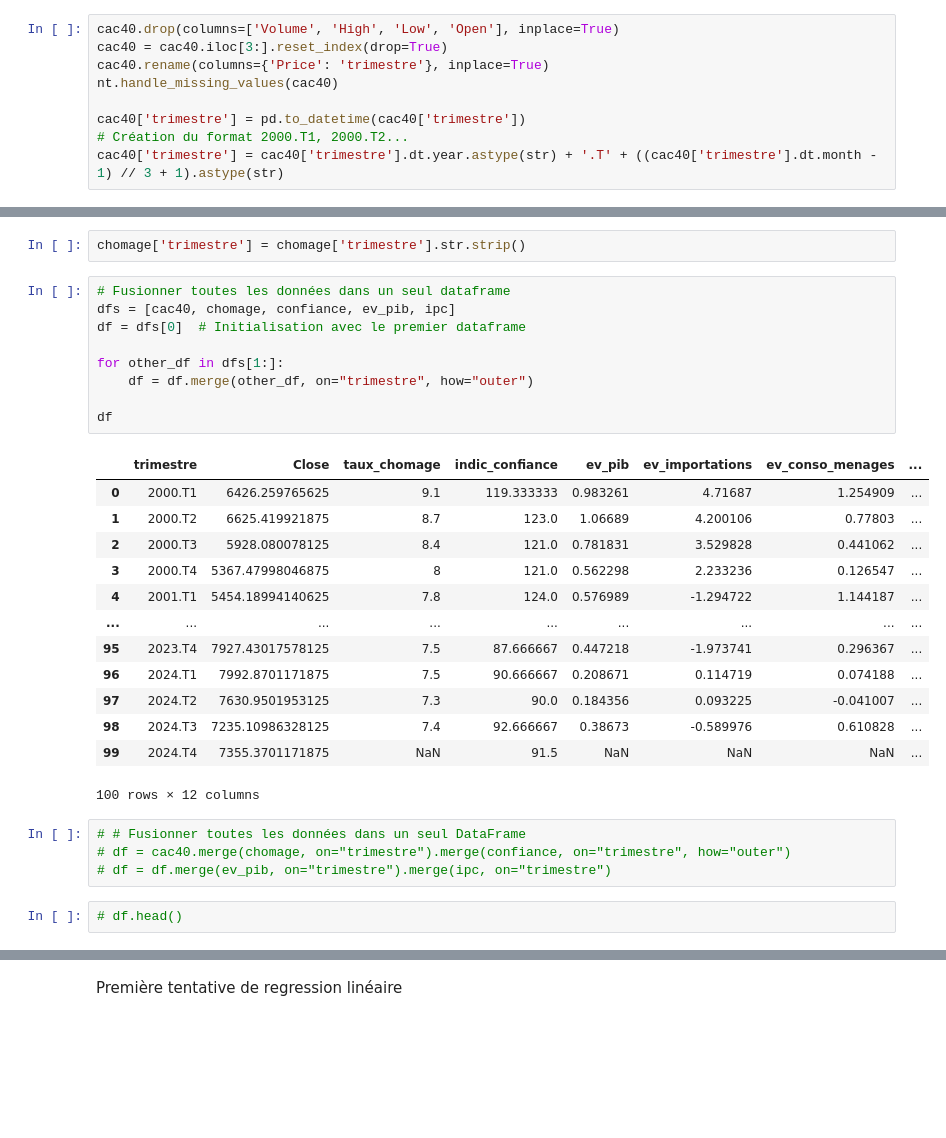
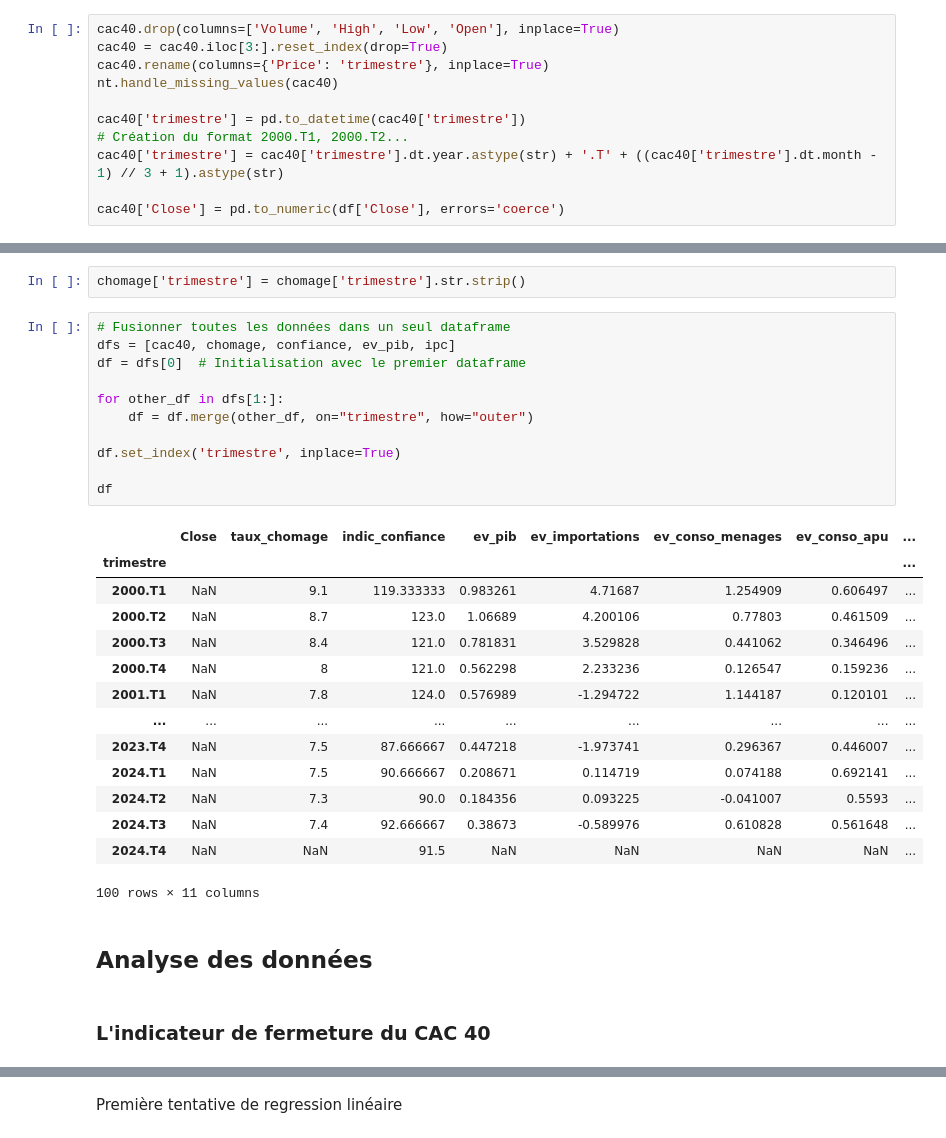
Before and after one commit to amreily/Projet-python-2A, a Jupyter notebook: Notebook_pythondata.ipynb, the cells around one changed output, grey strips where cells are left out. Drawn from its saved outputs; the diff is of its cells as text; blank space fills up the shorter version.

Commit message:
début d'analyse

```diff
--- a/Notebook_pythondata.ipynb
+++ b/Notebook_pythondata.ipynb
@@ -234,3 +238,5 @@ nt.handle_missing_values(cac40)
 cac40['trimestre'] = pd.to_datetime(cac40['trimestre'])
 # Création du format 2000.T1, 2000.T2...
 cac40['trimestre'] = cac40['trimestre'].dt.year.astype(str) + '.T' + ((cac40['trimestre'].dt.month - 1) // 3 + 1).astype(str)
+
+cac40['Close'] = pd.to_numeric(df['Close'], errors='coerce')
@@ -494,29 +486,30 @@ chomage['trimestre'] = chomage['trimestre'].str.strip()
 # %%
 # Fusionner toutes les données dans un seul dataframe
 dfs = [cac40, chomage, confiance, ev_pib, ipc]
 df = dfs[0]  # Initialisation avec le premier dataframe
 
 for other_df in dfs[1:]:
     df = df.merge(other_df, on="trimestre", how="outer")
 
+df.set_index('trimestre', inplace=True)
+
 df
 # %% [output]
-|  | trimestre | Close | taux_chomage | indic_confiance | ev_pib | ev_importations | ev_conso_menages | ... |
-| 0 | 2000.T1 | 6426.259765625 | 9.1 | 119.333333 | 0.983261 | 4.71687 | 1.254909 | ... |
-| 1 | 2000.T2 | 6625.419921875 | 8.7 | 123.0 | 1.06689 | 4.200106 | 0.77803 | ... |
-| 2 | 2000.T3 | 5928.080078125 | 8.4 | 121.0 | 0.781831 | 3.529828 | 0.441062 | ... |
-| 3 | 2000.T4 | 5367.47998046875 | 8 | 121.0 | 0.562298 | 2.233236 | 0.126547 | ... |
-| 4 | 2001.T1 | 5454.18994140625 | 7.8 | 124.0 | 0.576989 | -1.294722 | 1.144187 | ... |
+|  | Close | taux_chomage | indic_confiance | ev_pib | ev_importations | ev_conso_menages | ev_conso_apu | ... |
+| trimestre |  |  |  |  |  |  |  | ... |
+| 2000.T1 | NaN | 9.1 | 119.333333 | 0.983261 | 4.71687 | 1.254909 | 0.606497 | ... |
+| 2000.T2 | NaN | 8.7 | 123.0 | 1.06689 | 4.200106 | 0.77803 | 0.461509 | ... |
+| 2000.T3 | NaN | 8.4 | 121.0 | 0.781831 | 3.529828 | 0.441062 | 0.346496 | ... |
+| 2000.T4 | NaN | 8 | 121.0 | 0.562298 | 2.233236 | 0.126547 | 0.159236 | ... |
+| 2001.T1 | NaN | 7.8 | 124.0 | 0.576989 | -1.294722 | 1.144187 | 0.120101 | ... |
 | ... | ... | ... | ... | ... | ... | ... | ... | ... |
-| 95 | 2023.T4 | 7927.43017578125 | 7.5 | 87.666667 | 0.447218 | -1.973741 | 0.296367 | ... |
-| 96 | 2024.T1 | 7992.8701171875 | 7.5 | 90.666667 | 0.208671 | 0.114719 | 0.074188 | ... |
-| 97 | 2024.T2 | 7630.9501953125 | 7.3 | 90.0 | 0.184356 | 0.093225 | -0.041007 | ... |
-| 98 | 2024.T3 | 7235.10986328125 | 7.4 | 92.666667 | 0.38673 | -0.589976 | 0.610828 | ... |
-| 99 | 2024.T4 | 7355.3701171875 | NaN | 91.5 | NaN | NaN | NaN | ... |
+| 2023.T4 | NaN | 7.5 | 87.666667 | 0.447218 | -1.973741 | 0.296367 | 0.446007 | ... |
+| 2024.T1 | NaN | 7.5 | 90.666667 | 0.208671 | 0.114719 | 0.074188 | 0.692141 | ... |
+| 2024.T2 | NaN | 7.3 | 90.0 | 0.184356 | 0.093225 | -0.041007 | 0.5593 | ... |
+| 2024.T3 | NaN | 7.4 | 92.666667 | 0.38673 | -0.589976 | 0.610828 | 0.561648 | ... |
+| 2024.T4 | NaN | NaN | 91.5 | NaN | NaN | NaN | NaN | ... |
-100 rows × 12 columns
+100 rows × 11 columns
-# %%
-# # Fusionner toutes les données dans un seul DataFrame
-# df = cac40.merge(chomage, on="trimestre").merge(confiance, on="trimestre", how="outer")
-# df = df.merge(ev_pib, on="trimestre").merge(ipc, on="trimestre")
-# %%
-# df.head()
+# %% [markdown]
+## **Analyse des données**
+# %% [markdown]
+### **L'indicateur de fermeture du CAC 40**
```
Also changed, not shown: parts of 6 cells of this notebook, 2 other files.
